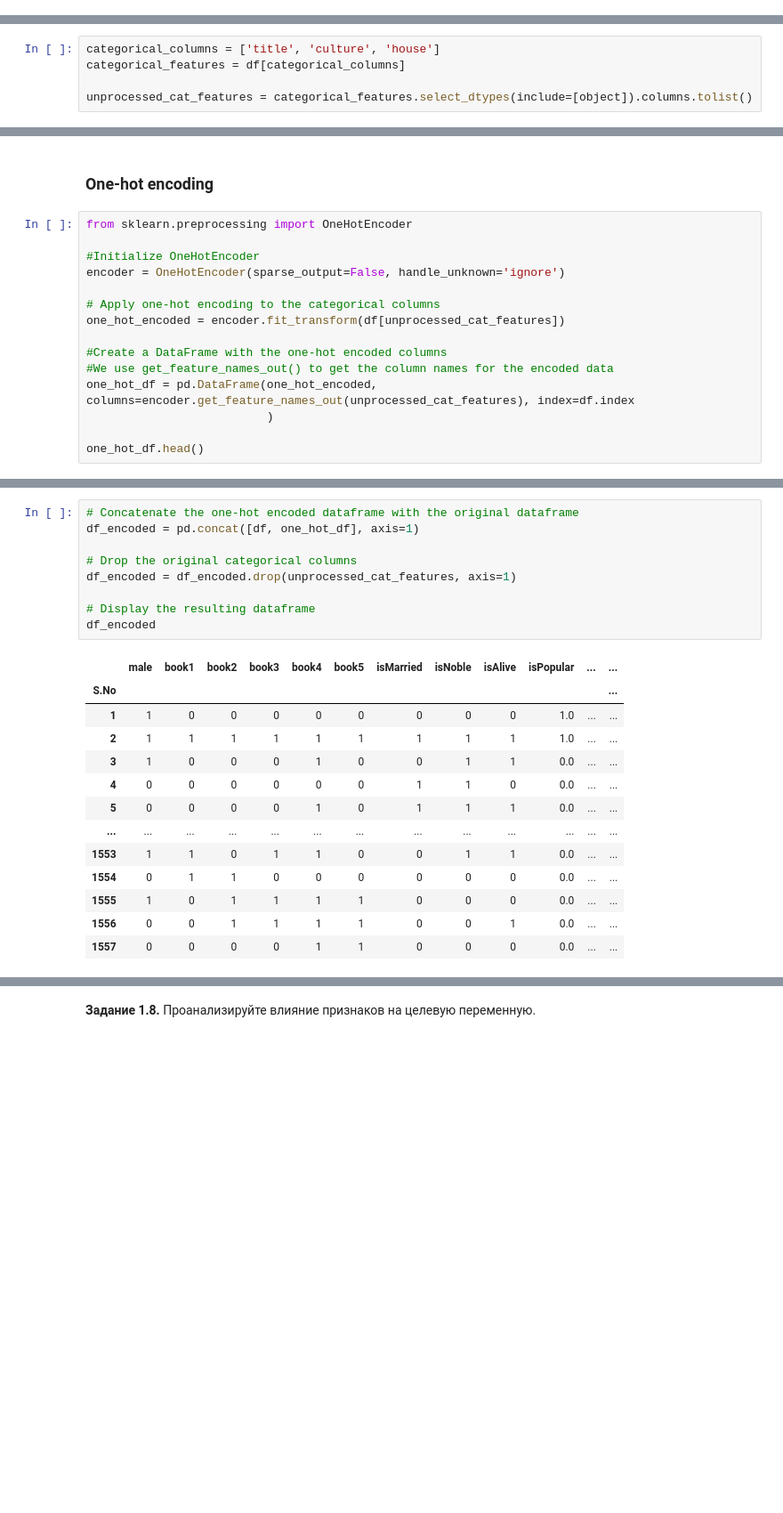
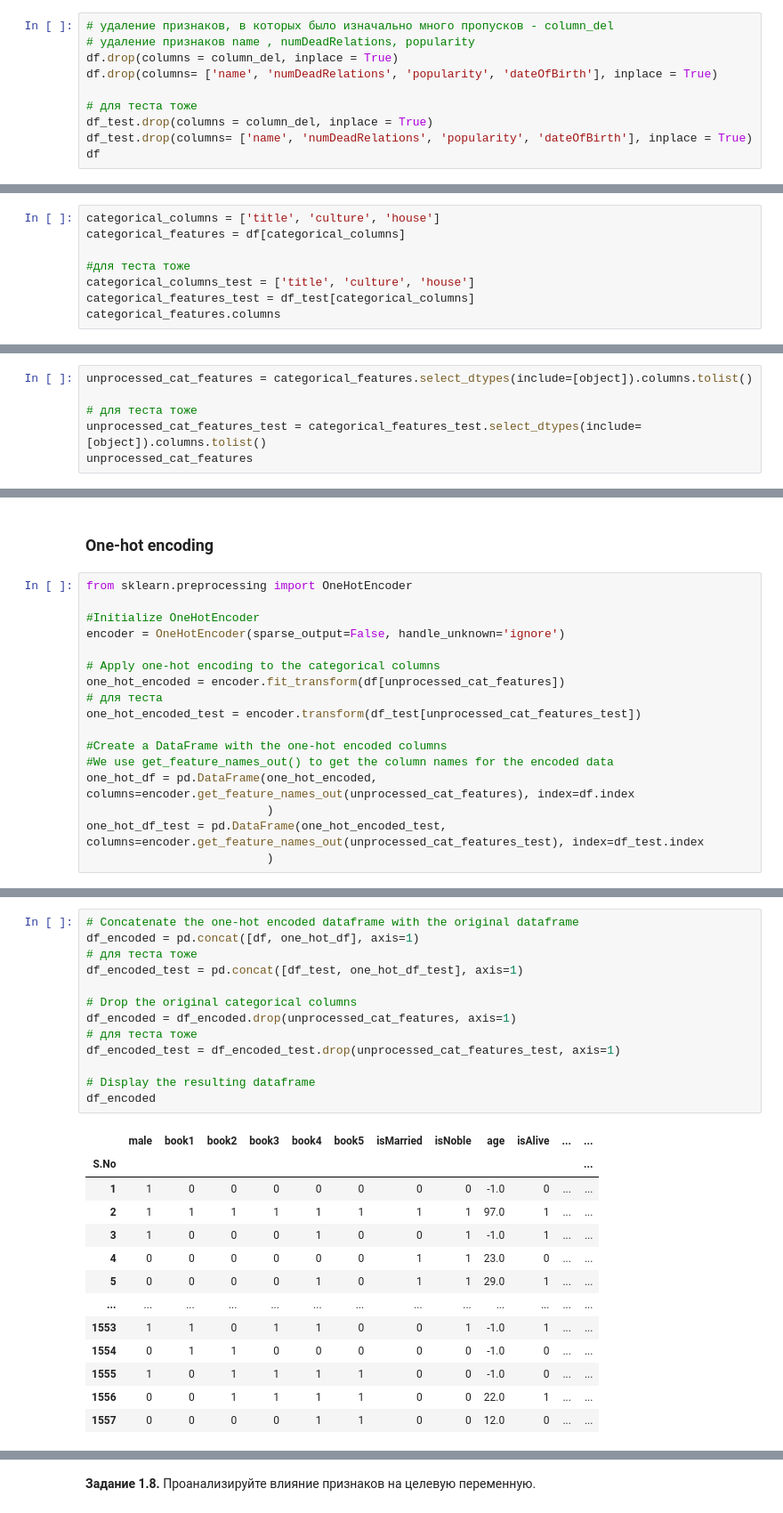
Before and after one commit to episode16/Py, a Jupyter notebook: DLS_mipt/game_of_thrones_hw1/hw_1_game_of_thrones_ipynb.ipynb, the cells around one changed output, grey strips where cells are left out. Shown at 89% size. Cells and saved outputs as stored; diff of their text form; blank space fills up the shorter version.

```diff
--- a/DLS_mipt/game_of_thrones_hw1/hw_1_game_of_thrones_ipynb.ipynb
+++ b/DLS_mipt/game_of_thrones_hw1/hw_1_game_of_thrones_ipynb.ipynb
@@ -477,0 +736,10 @@ dtype: int64
+# %%
+# удаление признаков, в которых было изначально много пропусков - column_del
+# удаление признаков name , numDeadRelations, popularity
+df.drop(columns = column_del, inplace = True)
+df.drop(columns= ['name', 'numDeadRelations', 'popularity', 'dateOfBirth'], inplace = True)
+
+# для теста тоже
+df_test.drop(columns = column_del, inplace = True)
+df_test.drop(columns= ['name', 'numDeadRelations', 'popularity', 'dateOfBirth'], inplace = True)
+df
@@ -520,4 +800,7 @@ plt.show()
 categorical_columns = ['title', 'culture', 'house']
 categorical_features = df[categorical_columns]
 
-unprocessed_cat_features = categorical_features.select_dtypes(include=[object]).columns.tolist()
+#для теста тоже
+categorical_columns_test = ['title', 'culture', 'house']
+categorical_features_test = df_test[categorical_columns]
+categorical_features.columns
@@ -523,0 +809,6 @@ unprocessed_cat_features = categorical_features.select_dtypes(include=[object]).
+# %%
+unprocessed_cat_features = categorical_features.select_dtypes(include=[object]).columns.tolist()
+
+# для теста тоже
+unprocessed_cat_features_test = categorical_features_test.select_dtypes(include=[object]).columns.tolist()
+unprocessed_cat_features
@@ -531,10 +824,12 @@ encoder = OneHotEncoder(sparse_output=False, handle_unknown='ignore')
 
 # Apply one-hot encoding to the categorical columns
 one_hot_encoded = encoder.fit_transform(df[unprocessed_cat_features])
+# для теста
+one_hot_encoded_test = encoder.transform(df_test[unprocessed_cat_features_test])
 
 #Create a DataFrame with the one-hot encoded columns
 #We use get_feature_names_out() to get the column names for the encoded data
 one_hot_df = pd.DataFrame(one_hot_encoded, columns=encoder.get_feature_names_out(unprocessed_cat_features), index=df.index
                           )
-
-one_hot_df.head()
+one_hot_df_test = pd.DataFrame(one_hot_encoded_test, columns=encoder.get_feature_names_out(unprocessed_cat_features_test), index=df_test.index
+                          )
@@ -550,23 +857,27 @@ one_hot_df.head()
 # %%
 # Concatenate the one-hot encoded dataframe with the original dataframe
 df_encoded = pd.concat([df, one_hot_df], axis=1)
+# для теста тоже
+df_encoded_test = pd.concat([df_test, one_hot_df_test], axis=1)
 
 # Drop the original categorical columns
 df_encoded = df_encoded.drop(unprocessed_cat_features, axis=1)
+# для теста тоже
+df_encoded_test = df_encoded_test.drop(unprocessed_cat_features_test, axis=1)
 
 # Display the resulting dataframe
 df_encoded
 # %% [output]
-|  | male | book1 | book2 | book3 | book4 | book5 | isMarried | isNoble | isAlive | isPopular | ... | ... |
+|  | male | book1 | book2 | book3 | book4 | book5 | isMarried | isNoble | age | isAlive | ... | ... |
 | S.No |  |  |  |  |  |  |  |  |  |  |  | ... |
-| 1 | 1 | 0 | 0 | 0 | 0 | 0 | 0 | 0 | 0 | 1.0 | ... | ... |
-| 2 | 1 | 1 | 1 | 1 | 1 | 1 | 1 | 1 | 1 | 1.0 | ... | ... |
-| 3 | 1 | 0 | 0 | 0 | 1 | 0 | 0 | 1 | 1 | 0.0 | ... | ... |
-| 4 | 0 | 0 | 0 | 0 | 0 | 0 | 1 | 1 | 0 | 0.0 | ... | ... |
-| 5 | 0 | 0 | 0 | 0 | 1 | 0 | 1 | 1 | 1 | 0.0 | ... | ... |
+| 1 | 1 | 0 | 0 | 0 | 0 | 0 | 0 | 0 | -1.0 | 0 | ... | ... |
+| 2 | 1 | 1 | 1 | 1 | 1 | 1 | 1 | 1 | 97.0 | 1 | ... | ... |
+| 3 | 1 | 0 | 0 | 0 | 1 | 0 | 0 | 1 | -1.0 | 1 | ... | ... |
+| 4 | 0 | 0 | 0 | 0 | 0 | 0 | 1 | 1 | 23.0 | 0 | ... | ... |
+| 5 | 0 | 0 | 0 | 0 | 1 | 0 | 1 | 1 | 29.0 | 1 | ... | ... |
 | ... | ... | ... | ... | ... | ... | ... | ... | ... | ... | ... | ... | ... |
-| 1553 | 1 | 1 | 0 | 1 | 1 | 0 | 0 | 1 | 1 | 0.0 | ... | ... |
-| 1554 | 0 | 1 | 1 | 0 | 0 | 0 | 0 | 0 | 0 | 0.0 | ... | ... |
-| 1555 | 1 | 0 | 1 | 1 | 1 | 1 | 0 | 0 | 0 | 0.0 | ... | ... |
-| 1556 | 0 | 0 | 1 | 1 | 1 | 1 | 0 | 0 | 1 | 0.0 | ... | ... |
-| 1557 | 0 | 0 | 0 | 0 | 1 | 1 | 0 | 0 | 0 | 0.0 | ... | ... |
+| 1553 | 1 | 1 | 0 | 1 | 1 | 0 | 0 | 1 | -1.0 | 1 | ... | ... |
+| 1554 | 0 | 1 | 1 | 0 | 0 | 0 | 0 | 0 | -1.0 | 0 | ... | ... |
+| 1555 | 1 | 0 | 1 | 1 | 1 | 1 | 0 | 0 | -1.0 | 0 | ... | ... |
+| 1556 | 0 | 0 | 1 | 1 | 1 | 1 | 0 | 0 | 22.0 | 1 | ... | ... |
+| 1557 | 0 | 0 | 0 | 0 | 1 | 1 | 0 | 0 | 12.0 | 0 | ... | ... |
```
Also changed, not shown: parts of 144 cells of this notebook.
